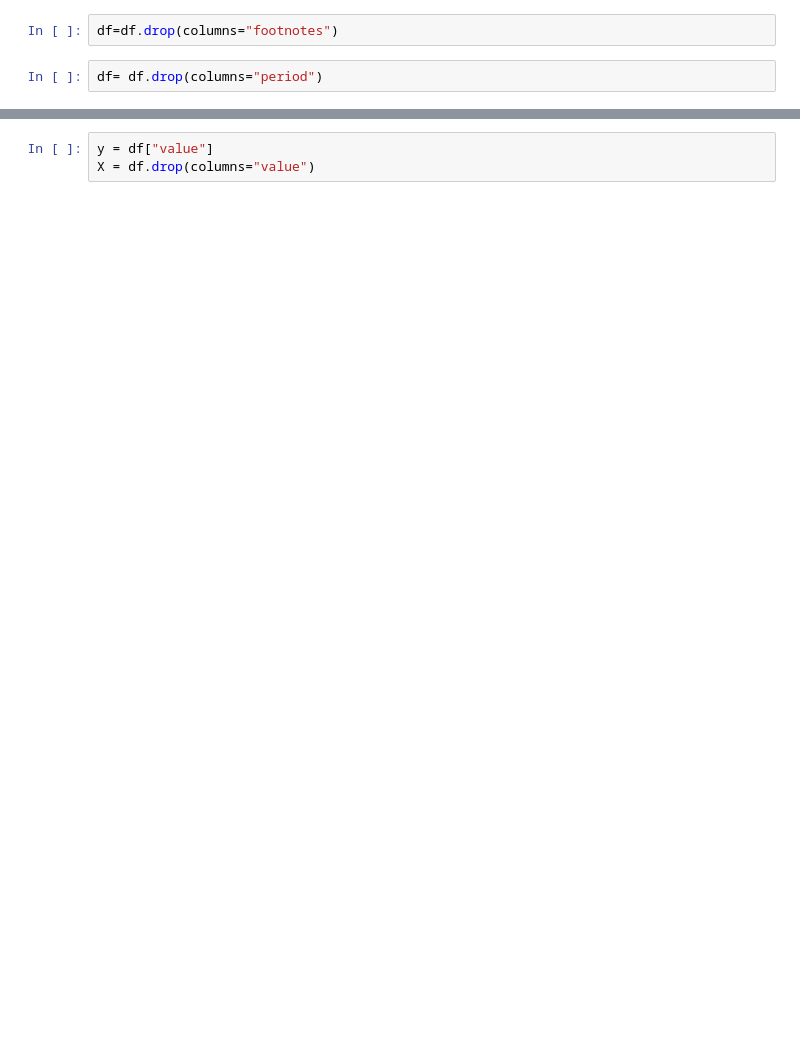
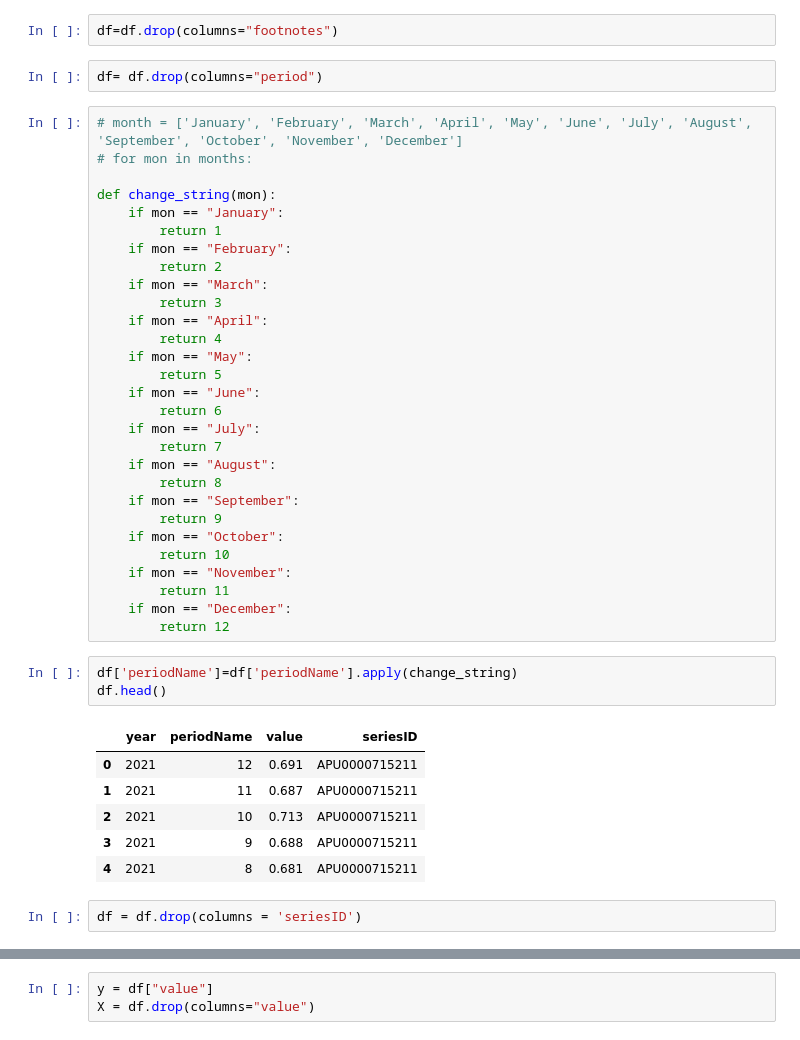
Before and after one commit to wbelayne21/Project, a Jupyter notebook: mockup.ipynb, the cells around one changed output, grey strips where cells are left out. Saved outputs shown, nothing was run; the diff lists cells and outputs as text; blank space fills up the shorter version.

```diff
--- a/mockup.ipynb
+++ b/mockup.ipynb
@@ -15,4 +25,45 @@ df.head()
 df=df.drop(columns="footnotes")
 # %%
 df= df.drop(columns="period")
+# %%
+# month = ['January', 'February', 'March', 'April', 'May', 'June', 'July', 'August', 'September', 'October', 'November', 'December']
+# for mon in months:
+
+def change_string(mon):
+    if mon == "January":
+        return 1
+    if mon == "February":
+        return 2
+    if mon == "March":
+        return 3
+    if mon == "April":
+        return 4
+    if mon == "May":
+        return 5
+    if mon == "June":
+        return 6
+    if mon == "July":
+        return 7
+    if mon == "August":
+        return 8
+    if mon == "September":
+        return 9
+    if mon == "October":
+        return 10
+    if mon == "November":
+        return 11
+    if mon == "December":
+        return 12
+# %%
+df['periodName']=df['periodName'].apply(change_string)
+df.head()
+# %% [output]
+|  | year | periodName | value | seriesID |
+| 0 | 2021 | 12 | 0.691 | APU0000715211 |
+| 1 | 2021 | 11 | 0.687 | APU0000715211 |
+| 2 | 2021 | 10 | 0.713 | APU0000715211 |
+| 3 | 2021 | 9 | 0.688 | APU0000715211 |
+| 4 | 2021 | 8 | 0.681 | APU0000715211 |
+# %%
+df = df.drop(columns = 'seriesID')
 # %%
```
Also changed, not shown: parts of 12 cells of this notebook.
